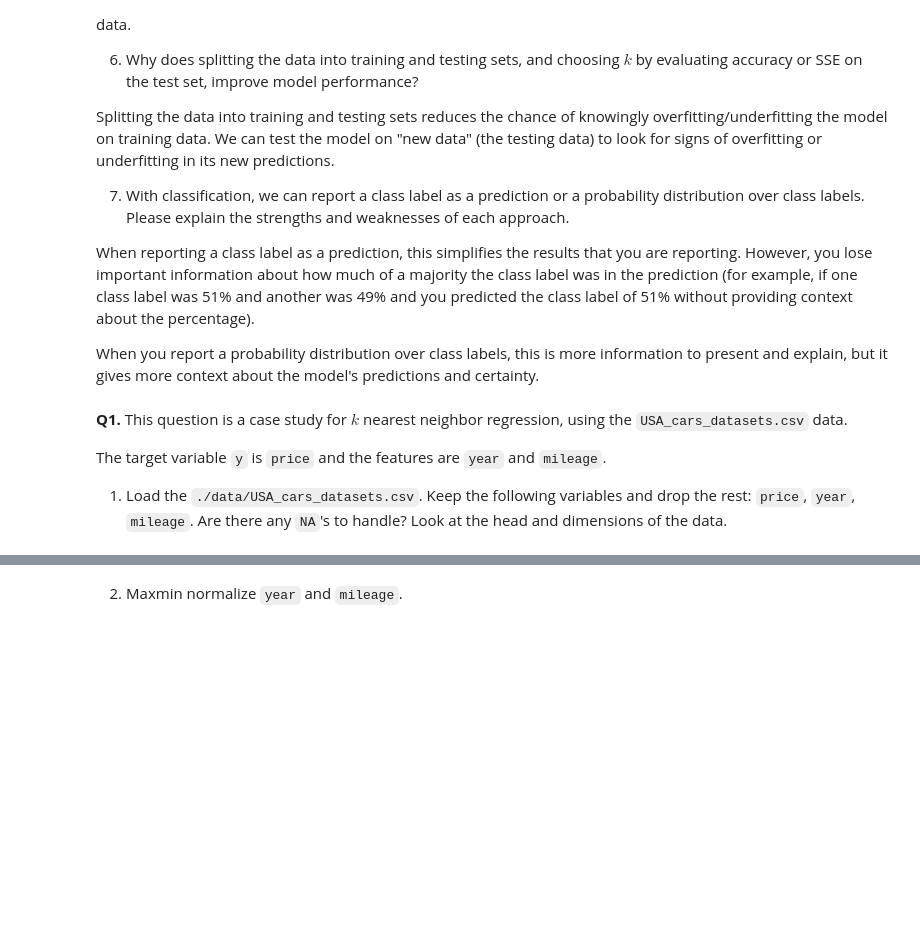
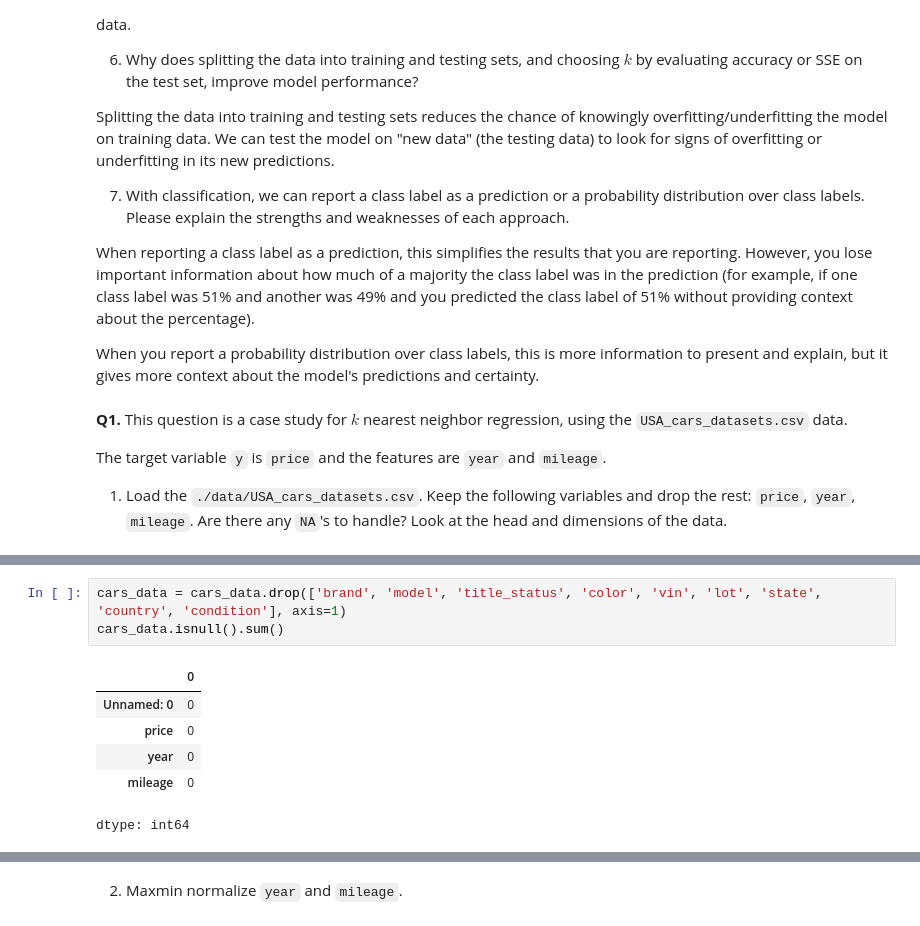
Before and after one commit to laurenwisniewski/DS3001-knn, a Jupyter notebook: assignment_knn.ipynb, the cells around one changed output, grey strips where cells are left out. Saved outputs shown, nothing was run; the diff lists cells and outputs as text; blank space fills up the shorter version.

```diff
--- a/assignment_knn.ipynb
+++ b/assignment_knn.ipynb
@@ -53,0 +65,10 @@ The target variable `y` is `price` and the features are `year` and `mileage`.
+# %%
+cars_data = cars_data.drop(['brand', 'model', 'title_status', 'color', 'vin', 'lot', 'state', 'country', 'condition'], axis=1)
+cars_data.isnull().sum()
+# %% [output]
+|  | 0 |
+| Unnamed: 0 | 0 |
+| price | 0 |
+| year | 0 |
+| mileage | 0 |
+dtype: int64
```
Also changed, not shown: parts of 5 cells of this notebook.
